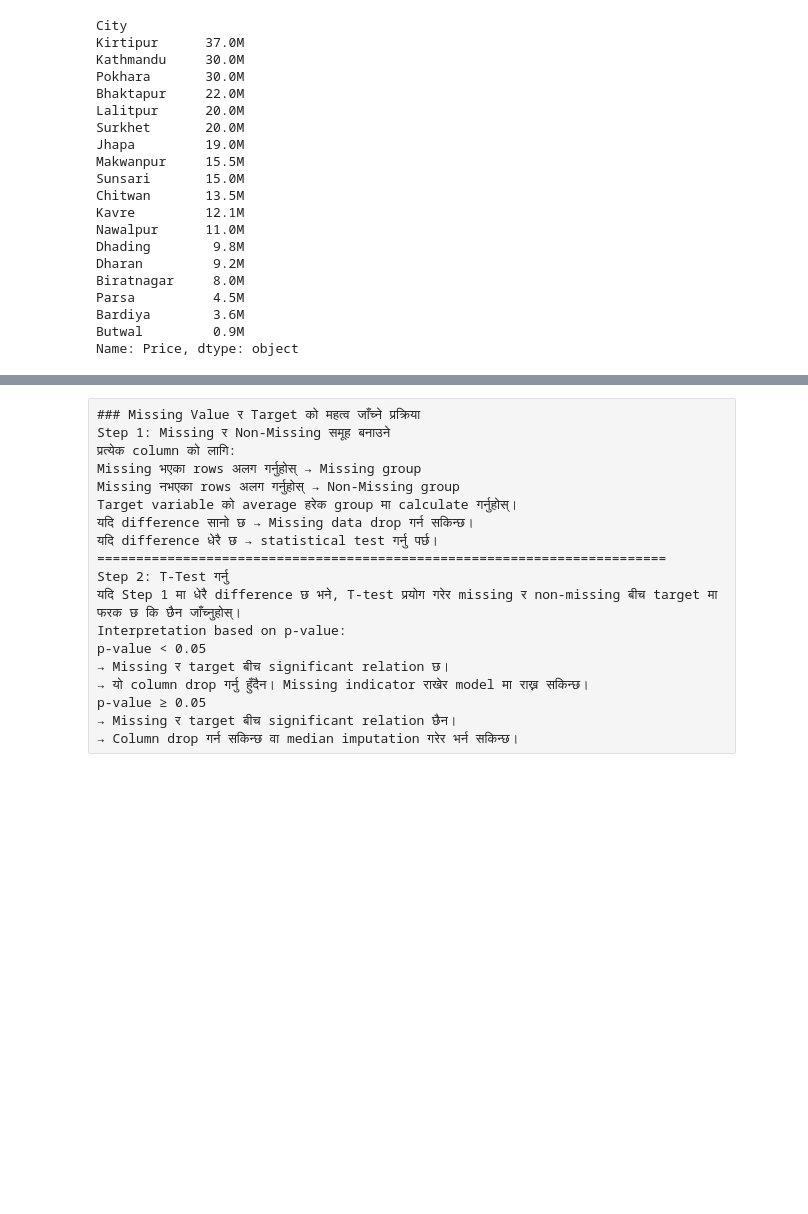
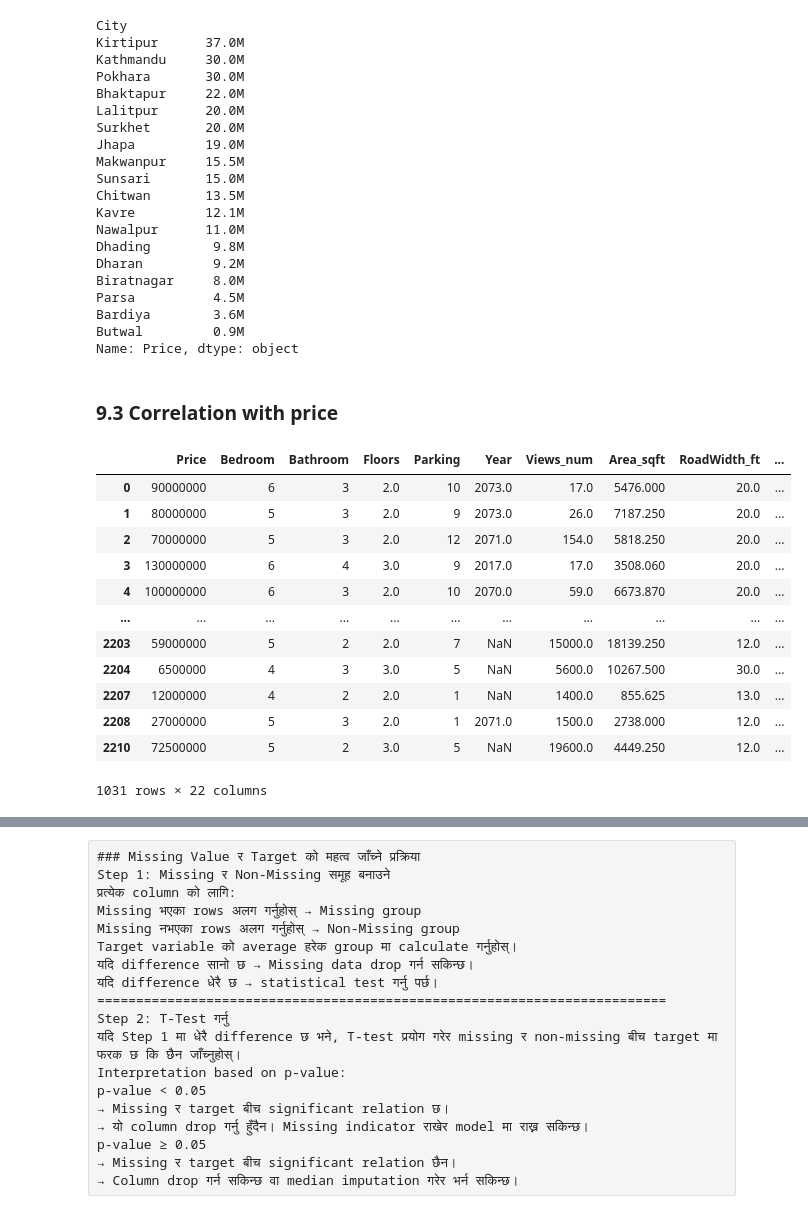
Before and after one commit to prakasshrestha/ML-Project, a Jupyter notebook: LinearRegression_project/1. House Price Prediction/NepalHousingPredict.ipynb, the cells around one changed output, grey strips where cells are left out. Drawn from its saved outputs; the diff is of its cells as text; code cells hidden in the pictures; blank space fills up the shorter version.

```diff
--- a/LinearRegression_project/1. House Price Prediction/NepalHousingPredict.ipynb
+++ b/LinearRegression_project/1. House Price Prediction/NepalHousingPredict.ipynb
@@ -664,3 +664,5 @@ Parsa          4.5M
 Bardiya        3.6M
 Butwal         0.9M
 Name: Price, dtype: object
+# %% [markdown]
+### 9.3  Correlation with price
@@ -666,0 +671,16 @@ Name: Price, dtype: object
+# %%
+num_df
+# %% [output]
+|  | Price | Bedroom | Bathroom | Floors | Parking | Year | Views_num | Area_sqft | RoadWidth_ft | ... |
+| 0 | 90000000 | 6 | 3 | 2.0 | 10 | 2073.0 | 17.0 | 5476.000 | 20.0 | ... |
+| 1 | 80000000 | 5 | 3 | 2.0 | 9 | 2073.0 | 26.0 | 7187.250 | 20.0 | ... |
+| 2 | 70000000 | 5 | 3 | 2.0 | 12 | 2071.0 | 154.0 | 5818.250 | 20.0 | ... |
+| 3 | 130000000 | 6 | 4 | 3.0 | 9 | 2017.0 | 17.0 | 3508.060 | 20.0 | ... |
+| 4 | 100000000 | 6 | 3 | 2.0 | 10 | 2070.0 | 59.0 | 6673.870 | 20.0 | ... |
+| ... | ... | ... | ... | ... | ... | ... | ... | ... | ... | ... |
+| 2203 | 59000000 | 5 | 2 | 2.0 | 7 | NaN | 15000.0 | 18139.250 | 12.0 | ... |
+| 2204 | 6500000 | 4 | 3 | 3.0 | 5 | NaN | 5600.0 | 10267.500 | 30.0 | ... |
+| 2207 | 12000000 | 4 | 2 | 2.0 | 1 | NaN | 1400.0 | 855.625 | 13.0 | ... |
+| 2208 | 27000000 | 5 | 3 | 2.0 | 1 | 2071.0 | 1500.0 | 2738.000 | 12.0 | ... |
+| 2210 | 72500000 | 5 | 2 | 3.0 | 5 | NaN | 19600.0 | 4449.250 | 12.0 | ... |
+1031 rows × 22 columns
```
Also changed, not shown: parts of 3 cells of this notebook.
